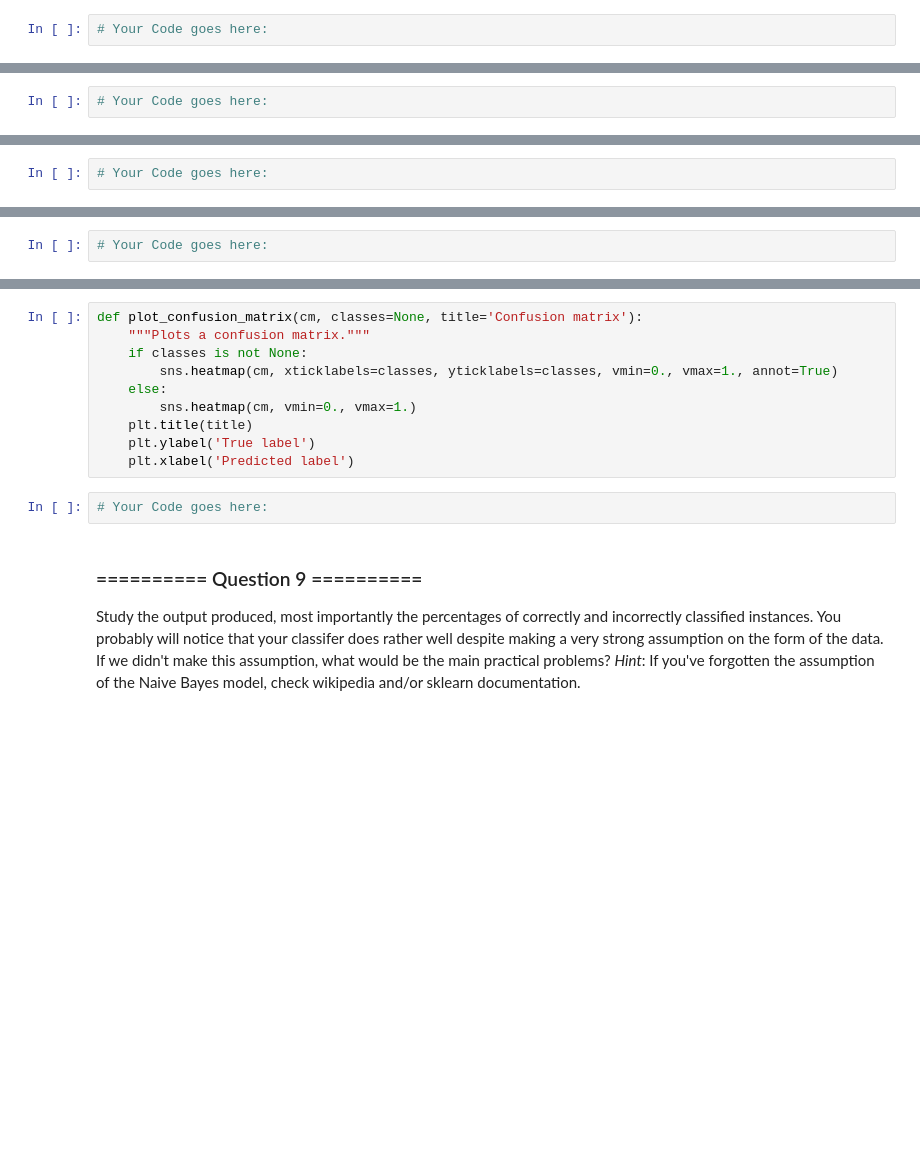
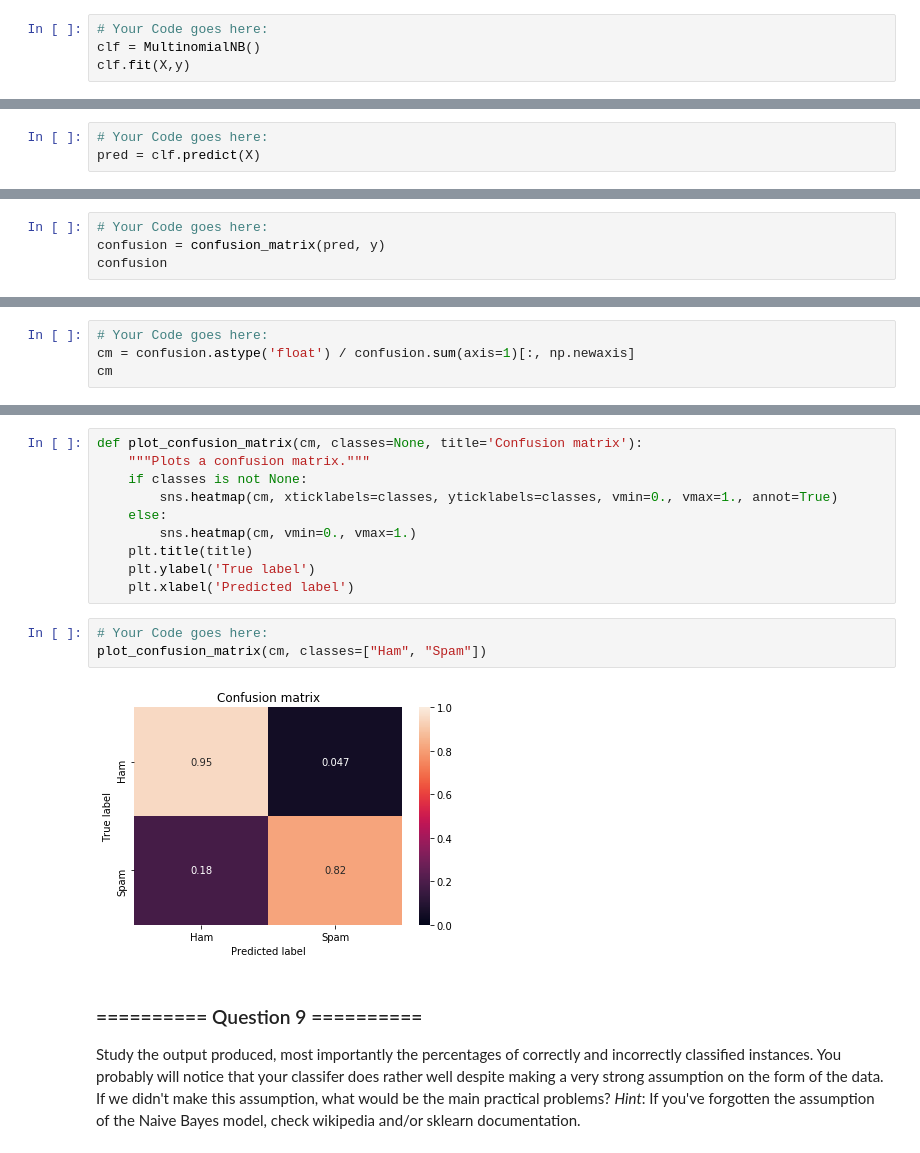
Before and after one commit to NiuJ1ao/IAML_Labs, a Jupyter notebook: iaml-labs-master/Labs/01 - Analysis and Visualisation.ipynb, the cells around one changed output, grey strips where cells are left out. Saved outputs shown, nothing was run; the diff lists cells and outputs as text; blank space fills up the shorter version.

```diff
--- a/iaml-labs-master/Labs/01 - Analysis and Visualisation.ipynb
+++ b/iaml-labs-master/Labs/01 - Analysis and Visualisation.ipynb
@@ -170,3 +257,5 @@ As a first step we extract the input features and targets from the DataFrame. To
 Now we want to train a Multinomial Naive Bayes classifier. Initialise a `MultinomialNB` object and [`fit`](http://scikit-learn.org/0.19/modules/generated/sklearn.naive_bayes.MultinomialNB.html#sklearn.naive_bayes.MultinomialNB.fit) the classifier using the `X` and `y` arrays extracted in the cell above.
 # %%
 # Your Code goes here:
+clf = MultinomialNB()
+clf.fit(X,y)
@@ -188,6 +282,7 @@ Scikit-learn also has a [`confusion_matrix`](http://scikit-learn.org/0.19/module
 **b)** Predict the output of the classifier by using the training data as input. *Hint*: make use of the `predict` method of the `MultinomialNB` classifier.
 # %%
 # Your Code goes here:
+pred = clf.predict(X)
 # %% [markdown]
 **c)** Compute the classification accuracy on the training data by either using the `accuracy_score` metric or the `score` method of the `MultinomialNB`.
 # %%
@@ -196,3 +294,5 @@ Scikit-learn also has a [`confusion_matrix`](http://scikit-learn.org/0.19/module
 **d)** Compute the resulting confusion_matrix by using the builtin scikit-learn class and display the result.
 # %%
 # Your Code goes here:
+confusion = confusion_matrix(pred, y)
+confusion
@@ -200,3 +303,5 @@ Scikit-learn also has a [`confusion_matrix`](http://scikit-learn.org/0.19/module
 **e)** Normalise the produced confusion matrix by the true class and display the result. In other words, the matrix should show you what proportion of `Ham` emails were predicted as `Ham`/`Spam` and vice versa.
 # %%
 # Your Code goes here:
+cm = confusion.astype('float') / confusion.sum(axis=1)[:, np.newaxis]
+cm
@@ -214,6 +322,9 @@ def plot_confusion_matrix(cm, classes=None, title='Confusion matrix'):
     plt.xlabel('Predicted label')
 # %%
 # Your Code goes here:
+plot_confusion_matrix(cm, classes=["Ham", "Spam"])
+# %% [output]
+[figure, added]
 # %% [markdown]
 ### ========== Question 9 ==========
 
```
Also changed, not shown: parts of 39 cells of this notebook, 1 other file.
